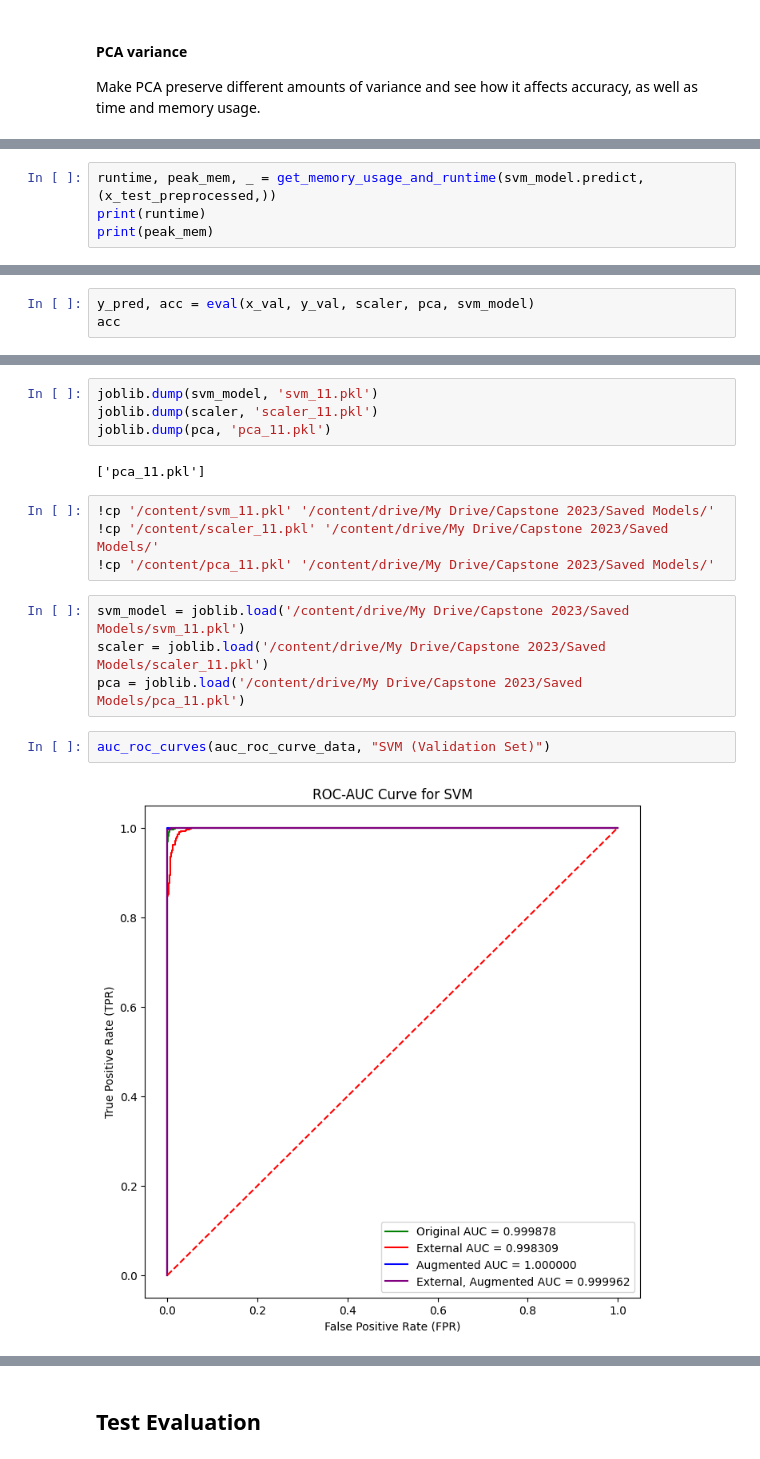
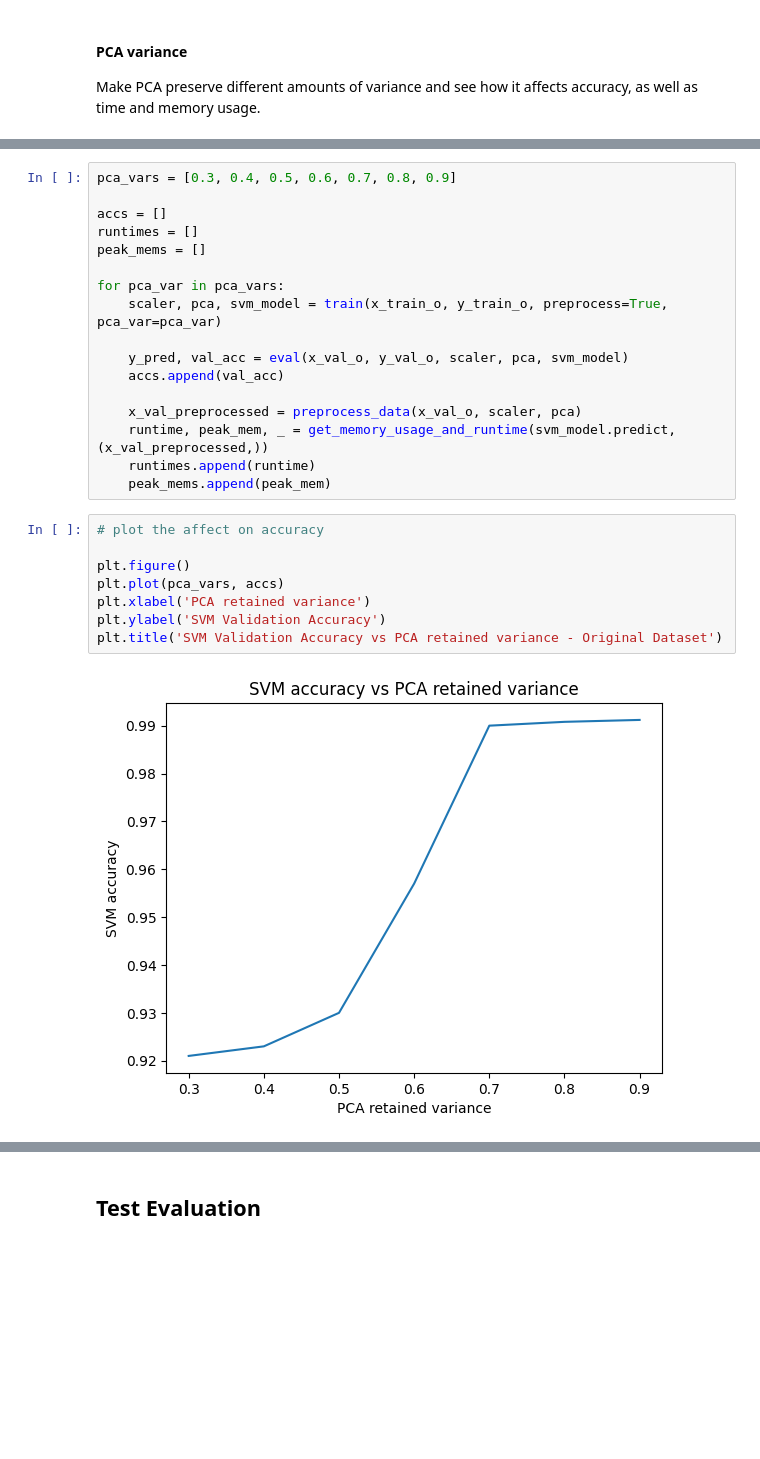
Before and after one commit to JasmineZhangxyz/ultrasound-liver-classifier, a Jupyter notebook: SVM.ipynb, the cells around one changed output, grey strips where cells are left out. Drawn from its saved outputs; the diff is of its cells as text; blank space fills up the shorter version.

```diff
--- a/SVM.ipynb
+++ b/SVM.ipynb
@@ -316,4 +141,0 @@ x_test_preprocessed = preprocess_data(x_test, scaler, pca)
-# %%
-runtime, peak_mem, _ = get_memory_usage_and_runtime(svm_model.predict, (x_test_preprocessed,))
-print(runtime)
-print(peak_mem)
@@ -323,3 +141,0 @@ print(peak_mem)
-# %%
-y_pred, acc = eval(x_val, y_val, scaler, pca, svm_model)
-acc
@@ -331,18 +142,27 @@ auc_roc_curve_data += [(y_val, y_probs, "purple", "External, Augmented")]
-# %%
-joblib.dump(svm_model, 'svm_11.pkl')
-joblib.dump(scaler, 'scaler_11.pkl')
-joblib.dump(pca, 'pca_11.pkl')
-# %% [output]
-['pca_11.pkl']
-# %%
-!cp '/content/svm_11.pkl' '/content/drive/My Drive/Capstone 2023/Saved Models/'
-!cp '/content/scaler_11.pkl' '/content/drive/My Drive/Capstone 2023/Saved Models/'
-!cp '/content/pca_11.pkl' '/content/drive/My Drive/Capstone 2023/Saved Models/'
-# %%
-svm_model = joblib.load('/content/drive/My Drive/Capstone 2023/Saved Models/svm_11.pkl')
-scaler = joblib.load('/content/drive/My Drive/Capstone 2023/Saved Models/scaler_11.pkl')
-pca = joblib.load('/content/drive/My Drive/Capstone 2023/Saved Models/pca_11.pkl')
-# %%
-auc_roc_curves(auc_roc_curve_data, "SVM (Validation Set)")
-# %% [output]
-[figure, removed]
+# %%
+pca_vars = [0.3, 0.4, 0.5, 0.6, 0.7, 0.8, 0.9]
+
+accs = []
+runtimes = []
+peak_mems = []
+
+for pca_var in pca_vars:
+    scaler, pca, svm_model = train(x_train_o, y_train_o, preprocess=True, pca_var=pca_var)
+
+    y_pred, val_acc = eval(x_val_o, y_val_o, scaler, pca, svm_model)
+    accs.append(val_acc)
+
+    x_val_preprocessed = preprocess_data(x_val_o, scaler, pca)
+    runtime, peak_mem, _ = get_memory_usage_and_runtime(svm_model.predict, (x_val_preprocessed,))
+    runtimes.append(runtime)
+    peak_mems.append(peak_mem)
+# %%
+# plot the affect on accuracy
+
+plt.figure()
+plt.plot(pca_vars, accs)
+plt.xlabel('PCA retained variance')
+plt.ylabel('SVM Validation Accuracy')
+plt.title('SVM Validation Accuracy vs PCA retained variance - Original Dataset')
+# %% [output]
+[figure, added]
```
Also changed, not shown: parts of 64 cells of this notebook, 9 other files.
